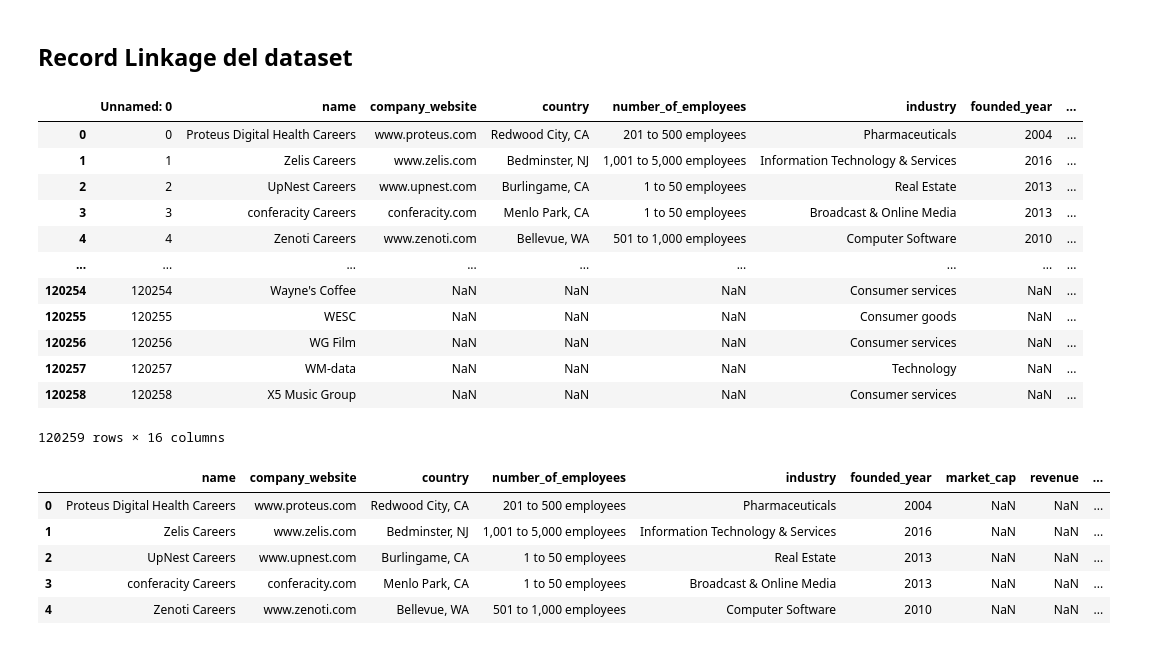
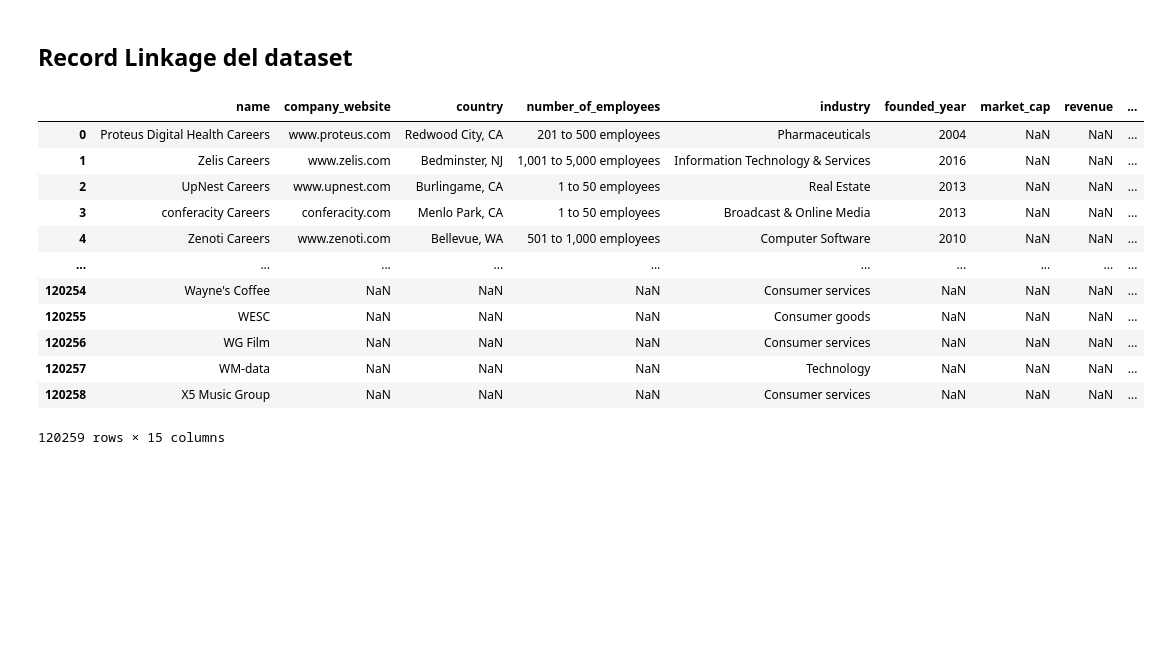
Before and after one commit to Elisabetta99/IDD_HW8, a Jupyter notebook: recordLinkage.ipynb, the cells around one changed output. Cells and saved outputs as stored; diff of their text form; code cells hidden in the pictures; blank space fills up the shorter version.

```diff
--- a/recordLinkage.ipynb
+++ b/recordLinkage.ipynb
@@ -9,31 +10,22 @@ import warnings
 from recordlinkage.index import Full
 
 warnings.filterwarnings('ignore')
-# %%
-companies = pd.read_csv('schemaAlignment/aziende_merged_finale.csv')
-companies
-# %% [output]
-|  | Unnamed: 0 | name | company_website | country | number_of_employees | industry | founded_year | ... |
-| 0 | 0 | Proteus Digital Health Careers | www.proteus.com | Redwood City, CA | 201 to 500 employees | Pharmaceuticals | 2004 | ... |
-| 1 | 1 | Zelis Careers | www.zelis.com | Bedminster, NJ | 1,001 to 5,000 employees | Information Technology & Services | 2016 | ... |
-| 2 | 2 | UpNest Careers | www.upnest.com | Burlingame, CA | 1 to 50 employees | Real Estate | 2013 | ... |
-| 3 | 3 | conferacity Careers | conferacity.com | Menlo Park, CA | 1 to 50 employees | Broadcast & Online Media | 2013 | ... |
-| 4 | 4 | Zenoti Careers | www.zenoti.com | Bellevue, WA | 501 to 1,000 employees | Computer Software | 2010 | ... |
-| ... | ... | ... | ... | ... | ... | ... | ... | ... |
-| 120254 | 120254 | Wayne's Coffee | NaN | NaN | NaN | Consumer services | NaN | ... |
-| 120255 | 120255 | WESC | NaN | NaN | NaN | Consumer goods | NaN | ... |
-| 120256 | 120256 | WG Film | NaN | NaN | NaN | Consumer services | NaN | ... |
-| 120257 | 120257 | WM-data | NaN | NaN | NaN | Technology | NaN | ... |
-| 120258 | 120258 | X5 Music Group | NaN | NaN | NaN | Consumer services | NaN | ... |
-120259 rows × 16 columns
-# %%
-companies = companies.drop(['Unnamed: 0'], axis=1)
-companies.head()
-# %% [output]
-|  | name | company_website | country | number_of_employees | industry | founded_year | market_cap | revenue | ... |
-| 0 | Proteus Digital Health Careers | www.proteus.com | Redwood City, CA | 201 to 500 employees | Pharmaceuticals | 2004 | NaN | NaN | ... |
-| 1 | Zelis Careers | www.zelis.com | Bedminster, NJ | 1,001 to 5,000 employees | Information Technology & Services | 2016 | NaN | NaN | ... |
-| 2 | UpNest Careers | www.upnest.com | Burlingame, CA | 1 to 50 employees | Real Estate | 2013 | NaN | NaN | ... |
-| 3 | conferacity Careers | conferacity.com | Menlo Park, CA | 1 to 50 employees | Broadcast & Online Media | 2013 | NaN | NaN | ... |
-| 4 | Zenoti Careers | www.zenoti.com | Bellevue, WA | 501 to 1,000 employees | Computer Software | 2010 | NaN | NaN | ... |
+# %%
+df = pd.read_csv('schemaAlignment/aziende_merged_finale.csv', low_memory=False)
+df = df.drop(['Unnamed: 0'], axis=1)
+df
+# %% [output]
+|  | name | company_website | country | number_of_employees | industry | founded_year | market_cap | revenue | ... |
+| 0 | Proteus Digital Health Careers | www.proteus.com | Redwood City, CA | 201 to 500 employees | Pharmaceuticals | 2004 | NaN | NaN | ... |
+| 1 | Zelis Careers | www.zelis.com | Bedminster, NJ | 1,001 to 5,000 employees | Information Technology & Services | 2016 | NaN | NaN | ... |
+| 2 | UpNest Careers | www.upnest.com | Burlingame, CA | 1 to 50 employees | Real Estate | 2013 | NaN | NaN | ... |
+| 3 | conferacity Careers | conferacity.com | Menlo Park, CA | 1 to 50 employees | Broadcast & Online Media | 2013 | NaN | NaN | ... |
+| 4 | Zenoti Careers | www.zenoti.com | Bellevue, WA | 501 to 1,000 employees | Computer Software | 2010 | NaN | NaN | ... |
+| ... | ... | ... | ... | ... | ... | ... | ... | ... | ... |
+| 120254 | Wayne's Coffee | NaN | NaN | NaN | Consumer services | NaN | NaN | NaN | ... |
+| 120255 | WESC | NaN | NaN | NaN | Consumer goods | NaN | NaN | NaN | ... |
+| 120256 | WG Film | NaN | NaN | NaN | Consumer services | NaN | NaN | NaN | ... |
+| 120257 | WM-data | NaN | NaN | NaN | Technology | NaN | NaN | NaN | ... |
+| 120258 | X5 Music Group | NaN | NaN | NaN | Consumer services | NaN | NaN | NaN | ... |
+120259 rows × 15 columns
 # %%
```
Also changed, not shown: parts of 32 cells of this notebook, 2 other files.
